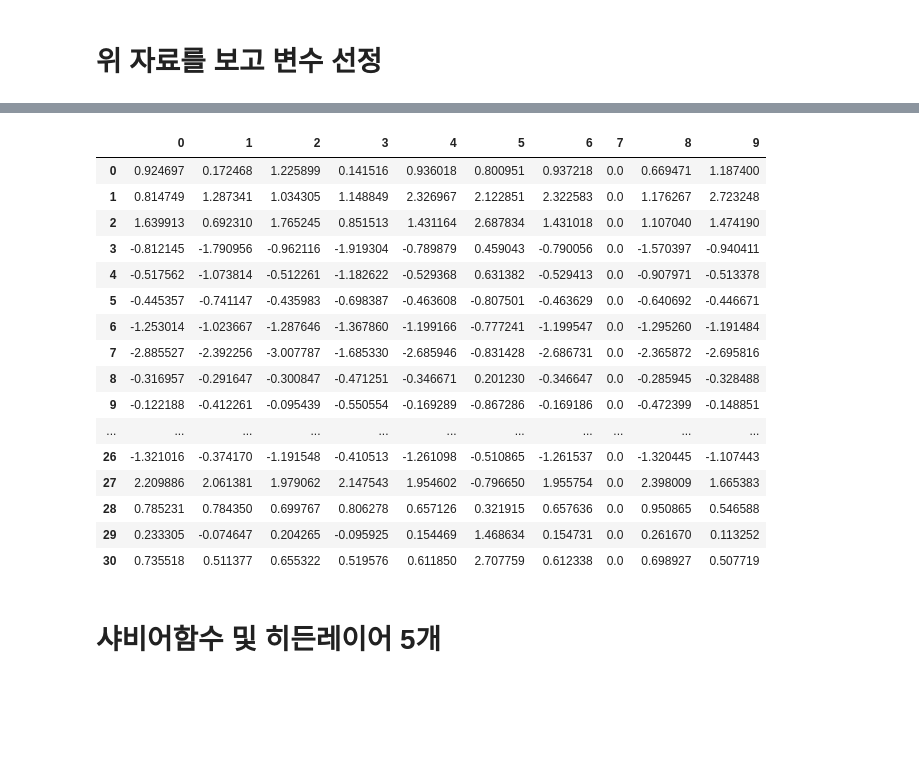
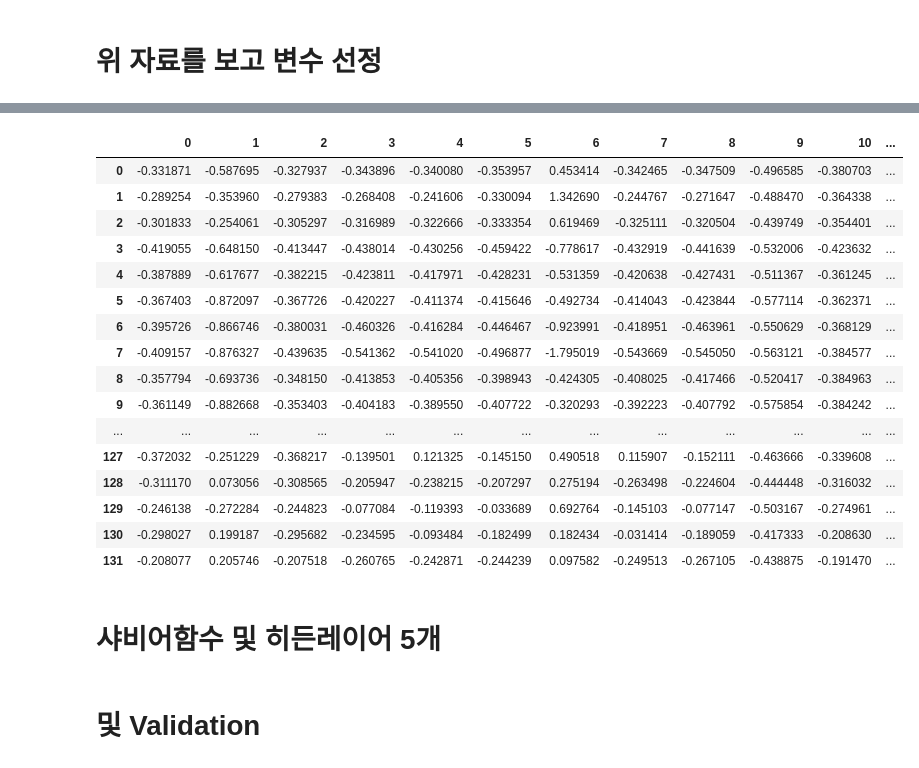
Before and after one commit to kongjeongbae/03_stock_price_prediction_using_non-financial_data, a Jupyter notebook: src/project1_semi_finance/190214_DB_재무_Validation.ipynb, the cells around one changed output, grey strips where cells are left out. Saved outputs shown, nothing was run; the diff lists cells and outputs as text; code cells hidden in the pictures; blank space fills up the shorter version.

```diff
--- a/src/project1_semi_finance/190214_DB_재무_Validation.ipynb
+++ b/src/project1_semi_finance/190214_DB_재무_Validation.ipynb
@@ -246,0 +310,4 @@ deep_lg.iloc[:,:-1]
+# %%
+deep_ssem = ssem[corr['var'][4:19]]
+deep_ssem['수익률상승하락'] = ssem['수익률상승하락']
+deep_ssem
@@ -246,0 +332,4 @@ deep_lg.iloc[:,:-1]
+# %%
+deep_hynix = hynix[corr['var'][4:19]]
+deep_hynix['수익률상승하락'] = hynix['수익률상승하락']
+deep_hynix
@@ -246,0 +354,3 @@ deep_lg.iloc[:,:-1]
+# %%
+deep_IT = pd.concat([deep_lg,deep_hynix,deep_ssem,deep_sdi], ignore_index=True)
+deep_IT
@@ -253,27 +381,33 @@ scaler_lg = StandardScaler()
 scale_lg = pd.DataFrame(scaler_lg.fit_transform(deep_lg.iloc[:,:-1]))
 
 
+# IT 업종 표준화
+
+scaler_IT = StandardScaler()
+scale_IT = pd.DataFrame(scaler_IT.fit_transform(deep_IT.iloc[:,:-1]))
+
+
 # 원래 값으로 변환
 # scaler_lg.inverse_transform(scale_lg)
-# %%
-scale_lg
-# %% [output]
-|  | 0 | 1 | 2 | 3 | 4 | 5 | 6 | 7 | 8 | 9 |
-| 0 | 0.924697 | 0.172468 | 1.225899 | 0.141516 | 0.936018 | 0.800951 | 0.937218 | 0.0 | 0.669471 | 1.187400 |
-| 1 | 0.814749 | 1.287341 | 1.034305 | 1.148849 | 2.326967 | 2.122851 | 2.322583 | 0.0 | 1.176267 | 2.723248 |
-| 2 | 1.639913 | 0.692310 | 1.765245 | 0.851513 | 1.431164 | 2.687834 | 1.431018 | 0.0 | 1.107040 | 1.474190 |
-| 3 | -0.812145 | -1.790956 | -0.962116 | -1.919304 | -0.789879 | 0.459043 | -0.790056 | 0.0 | -1.570397 | -0.940411 |
-| 4 | -0.517562 | -1.073814 | -0.512261 | -1.182622 | -0.529368 | 0.631382 | -0.529413 | 0.0 | -0.907971 | -0.513378 |
-| 5 | -0.445357 | -0.741147 | -0.435983 | -0.698387 | -0.463608 | -0.807501 | -0.463629 | 0.0 | -0.640692 | -0.446671 |
-| 6 | -1.253014 | -1.023667 | -1.287646 | -1.367860 | -1.199166 | -0.777241 | -1.199547 | 0.0 | -1.295260 | -1.191484 |
-| 7 | -2.885527 | -2.392256 | -3.007787 | -1.685330 | -2.685946 | -0.831428 | -2.686731 | 0.0 | -2.365872 | -2.695816 |
-| 8 | -0.316957 | -0.291647 | -0.300847 | -0.471251 | -0.346671 | 0.201230 | -0.346647 | 0.0 | -0.285945 | -0.328488 |
-| 9 | -0.122188 | -0.412261 | -0.095439 | -0.550554 | -0.169289 | -0.867286 | -0.169186 | 0.0 | -0.472399 | -0.148851 |
-| ... | ... | ... | ... | ... | ... | ... | ... | ... | ... | ... |
-| 26 | -1.321016 | -0.374170 | -1.191548 | -0.410513 | -1.261098 | -0.510865 | -1.261537 | 0.0 | -1.320445 | -1.107443 |
-| 27 | 2.209886 | 2.061381 | 1.979062 | 2.147543 | 1.954602 | -0.796650 | 1.955754 | 0.0 | 2.398009 | 1.665383 |
-| 28 | 0.785231 | 0.784350 | 0.699767 | 0.806278 | 0.657126 | 0.321915 | 0.657636 | 0.0 | 0.950865 | 0.546588 |
-| 29 | 0.233305 | -0.074647 | 0.204265 | -0.095925 | 0.154469 | 1.468634 | 0.154731 | 0.0 | 0.261670 | 0.113252 |
-| 30 | 0.735518 | 0.511377 | 0.655322 | 0.519576 | 0.611850 | 2.707759 | 0.612338 | 0.0 | 0.698927 | 0.507719 |
+# %%
+scale_IT
+# %% [output]
+|  | 0 | 1 | 2 | 3 | 4 | 5 | 6 | 7 | 8 | 9 | 10 | ... |
+| 0 | -0.331871 | -0.587695 | -0.327937 | -0.343896 | -0.340080 | -0.353957 | 0.453414 | -0.342465 | -0.347509 | -0.496585 | -0.380703 | ... |
+| 1 | -0.289254 | -0.353960 | -0.279383 | -0.268408 | -0.241606 | -0.330094 | 1.342690 | -0.244767 | -0.271647 | -0.488470 | -0.364338 | ... |
+| 2 | -0.301833 | -0.254061 | -0.305297 | -0.316989 | -0.322666 | -0.333354 | 0.619469 | -0.325111 | -0.320504 | -0.439749 | -0.354401 | ... |
+| 3 | -0.419055 | -0.648150 | -0.413447 | -0.438014 | -0.430256 | -0.459422 | -0.778617 | -0.432919 | -0.441639 | -0.532006 | -0.423632 | ... |
+| 4 | -0.387889 | -0.617677 | -0.382215 | -0.423811 | -0.417971 | -0.428231 | -0.531359 | -0.420638 | -0.427431 | -0.511367 | -0.361245 | ... |
+| 5 | -0.367403 | -0.872097 | -0.367726 | -0.420227 | -0.411374 | -0.415646 | -0.492734 | -0.414043 | -0.423844 | -0.577114 | -0.362371 | ... |
+| 6 | -0.395726 | -0.866746 | -0.380031 | -0.460326 | -0.416284 | -0.446467 | -0.923991 | -0.418951 | -0.463961 | -0.550629 | -0.368129 | ... |
+| 7 | -0.409157 | -0.876327 | -0.439635 | -0.541362 | -0.541020 | -0.496877 | -1.795019 | -0.543669 | -0.545050 | -0.563121 | -0.384577 | ... |
+| 8 | -0.357794 | -0.693736 | -0.348150 | -0.413853 | -0.405356 | -0.398943 | -0.424305 | -0.408025 | -0.417466 | -0.520417 | -0.384963 | ... |
+| 9 | -0.361149 | -0.882668 | -0.353403 | -0.404183 | -0.389550 | -0.407722 | -0.320293 | -0.392223 | -0.407792 | -0.575854 | -0.384242 | ... |
+| ... | ... | ... | ... | ... | ... | ... | ... | ... | ... | ... | ... | ... |
+| 127 | -0.372032 | -0.251229 | -0.368217 | -0.139501 | 0.121325 | -0.145150 | 0.490518 | 0.115907 | -0.152111 | -0.463666 | -0.339608 | ... |
+| 128 | -0.311170 | 0.073056 | -0.308565 | -0.205947 | -0.238215 | -0.207297 | 0.275194 | -0.263498 | -0.224604 | -0.444448 | -0.316032 | ... |
+| 129 | -0.246138 | -0.272284 | -0.244823 | -0.077084 | -0.119393 | -0.033689 | 0.692764 | -0.145103 | -0.077147 | -0.503167 | -0.274961 | ... |
+| 130 | -0.298027 | 0.199187 | -0.295682 | -0.234595 | -0.093484 | -0.182499 | 0.182434 | -0.031414 | -0.189059 | -0.417333 | -0.208630 | ... |
+| 131 | -0.208077 | 0.205746 | -0.207518 | -0.260765 | -0.242871 | -0.244239 | 0.097582 | -0.249513 | -0.267105 | -0.438875 | -0.191470 | ... |
 # %% [markdown]
 # 샤비어함수 및 히든레이어 5개
@@ -291,3 +414,5 @@ def xavier_init(n_inputs, n_outputs, uniform=True):
+# %% [markdown]
+# 및 Validation
 # %%
 # Review : Learning rate and Evaluation
 import tensorflow as tf
```
Also changed, not shown: parts of 29 cells of this notebook, 4 other files.
